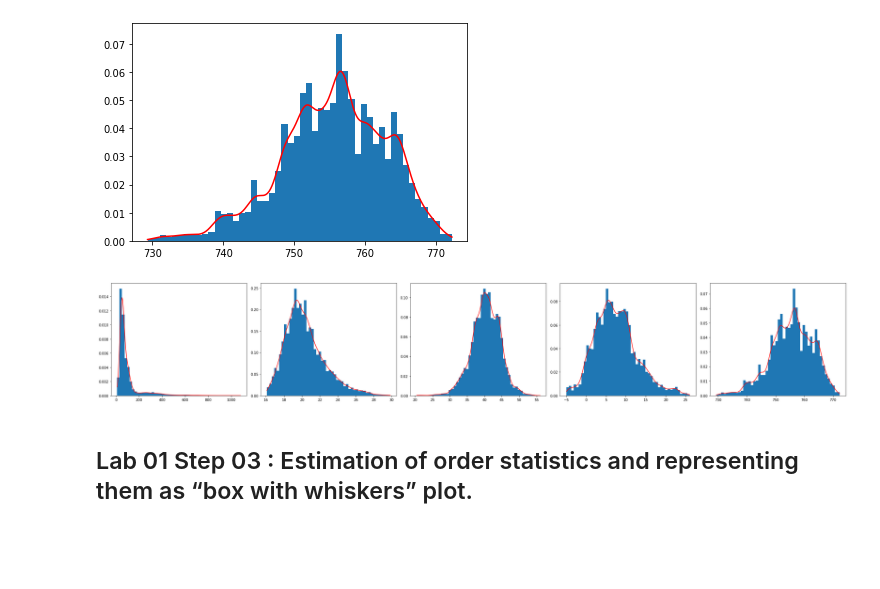
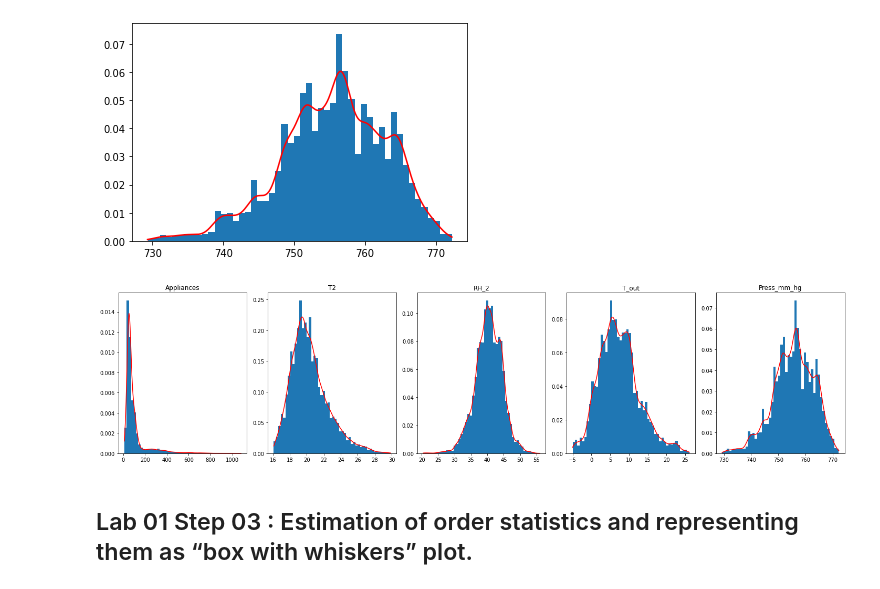
Before and after one commit to Nemat-Allah-Aloush/Multivariate_Data_Analysis, a Jupyter notebook: lab_01.ipynb, the cells around one changed output. Drawn from its saved outputs; the diff is of its cells as text; code cells hidden in the pictures; blank space fills up the shorter version.

```diff
--- a/lab_01.ipynb
+++ b/lab_01.ipynb
@@ -109,19 +110,19 @@ plt.plot(xgrid, ygrid, 'r-')
 [<matplotlib.lines.Line2D at 0x...>]
 [figure]
 # %%
-fig, axs = plt.subplots(len(df_sample_colomn_energydata.columns)// 5,5, figsize=(30, 5))
+fig, axs = plt.subplots(len(df_sample_colomn_energydata.columns)// 5,5, figsize=(20, 5))
 i=0
 for ax in axs.ravel():
     col=df_sample_colomn_energydata[df_sample_colomn_energydata.columns[i]].to_numpy()
     density = kde.gaussian_kde(col)
     xgrid = np.linspace(col.min(), col.max(), 200)
+    ax.hist(col, bins=50,density=True, stacked=True)
+    ax.plot(xgrid, density(xgrid), 'r-')
+    ax.set_title(df_sample_colomn_energydata.columns[i])
     if (i!=4) :
         i+=1
-    ax.hist(col, bins=50,density=True, stacked=True)
-    ax.plot(xgrid, density(xgrid), 'r-')
-
 plt.tight_layout()
 # %% [output]
-[figure, old version]
+[figure, new version]
 # %% [markdown]
 ## Lab 01 Step 03 : Estimation of order statistics and representing them as “box with whiskers” plot.
```
Also changed, not shown: parts of 4 cells of this notebook.
